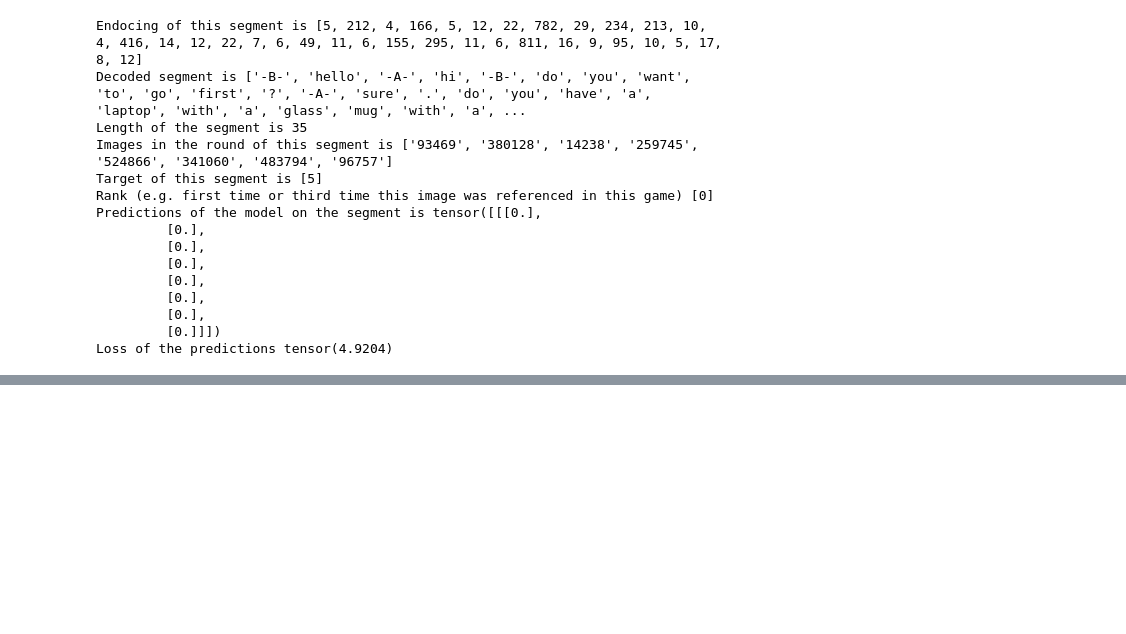
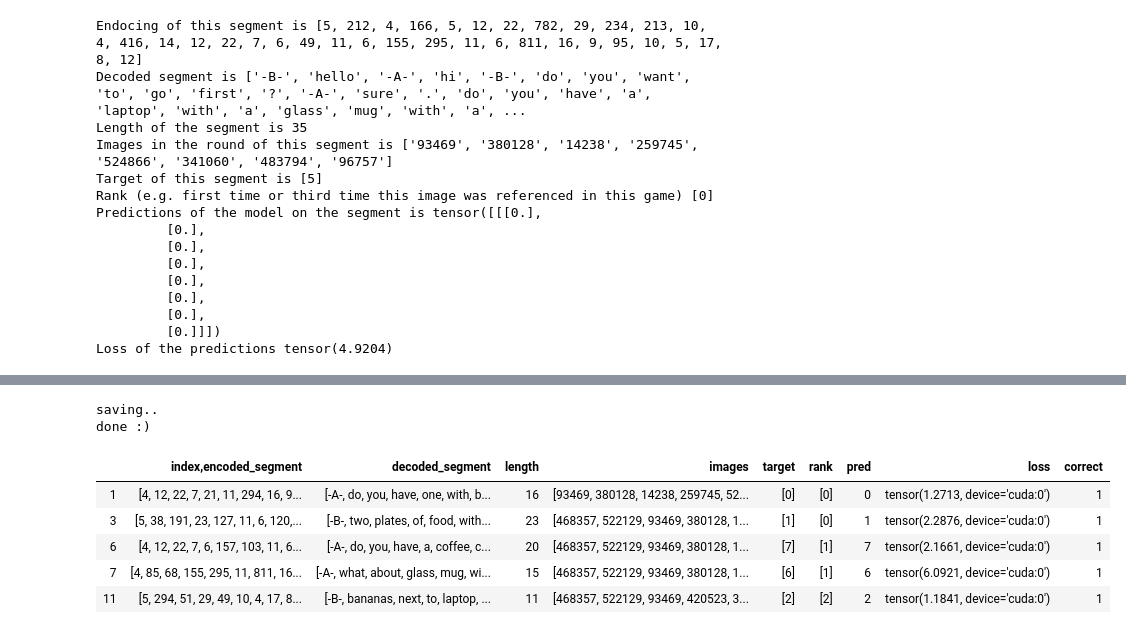
Before and after one commit to lindalw/CDM, a Jupyter notebook: photobook_dataset/discriminator/Run_model.ipynb, the cells around one changed output, grey strips where cells are left out. Drawn from its saved outputs; the diff is of its cells as text; code cells hidden in the pictures; blank space fills up the shorter version.

Commit message:
dataframe for no_history is made

```diff
--- a/photobook_dataset/discriminator/Run_model.ipynb
+++ b/photobook_dataset/discriminator/Run_model.ipynb
@@ -267,0 +283,49 @@ Loss of the predictions tensor(4.9204)
+# %%
+df = pd.DataFrame(columns=['index,''encoded_segment','decoded_segment','length','images','target','rank','pred', 'loss', 'correct'])
+
+
+# loop throw all 6801 segments aka predictions
+for i in tqdm(range(len(dataset_pred))):
+
+#   only 1 target for good reference
+    if len(dataset_pred[i]['targets']) == 1:
+        None
+    else:
+        continue
+
+#   only keep the ones where the model predicts one target
+    if int(dataset_pred[i]['preds'].sum().data.cpu().numpy()) == 1:
+
+#       find rank of prediction to save in dataframe
+        predictions = dataset_pred[i]['preds'].data.cpu().numpy()
+        for index, prediction in enumerate(predictions[0]):
+            if int(prediction[0]) == 1:
+                pred = index
+
+#       # check if prediction is correct
+        if dataset_pred[i]['targets'][0] == pred:
+            correct_prediction = 1
+        else:
+            correct_prediction = 0
+
+    else:
+        continue
+
+
+    df.loc[i] = dataset_pred[i]['segment'] , vocab.decode(dataset_pred[i]['segment']), dataset_pred[i]['length'], dataset_pred[i]['image_set'], dataset_pred[i]['targets'], dataset_pred[i]['ranks'], pred, dataset_pred[i]['loss'], correct_prediction
+
+print("saving..")
+df.to_csv("no_history_predictions.csv")
+print("done :) ")
+# %% [output]
+saving..
+done :)
+# %%
+df.head()
+# %% [output]
+|  | index,encoded_segment | decoded_segment | length | images | target | rank | pred | loss | correct |
+| 1 | [4, 12, 22, 7, 21, 11, 294, 16, 9... | [-A-, do, you, have, one, with, b... | 16 | [93469, 380128, 14238, 259745, 52... | [0] | [0] | 0 | tensor(1.2713, device='cuda:0') | 1 |
+| 3 | [5, 38, 191, 23, 127, 11, 6, 120,... | [-B-, two, plates, of, food, with... | 23 | [468357, 522129, 93469, 380128, 1... | [1] | [0] | 1 | tensor(2.2876, device='cuda:0') | 1 |
+| 6 | [4, 12, 22, 7, 6, 157, 103, 11, 6... | [-A-, do, you, have, a, coffee, c... | 20 | [468357, 522129, 93469, 380128, 1... | [7] | [1] | 7 | tensor(2.1661, device='cuda:0') | 1 |
+| 7 | [4, 85, 68, 155, 295, 11, 811, 16... | [-A-, what, about, glass, mug, wi... | 15 | [468357, 522129, 93469, 380128, 1... | [6] | [1] | 6 | tensor(6.0921, device='cuda:0') | 1 |
+| 11 | [5, 294, 51, 29, 49, 10, 4, 17, 8... | [-B-, bananas, next, to, laptop, ... | 11 | [468357, 522129, 93469, 420523, 3... | [2] | [2] | 2 | tensor(1.1841, device='cuda:0') | 1 |
```
Also changed, not shown: parts of 5 cells of this notebook.
